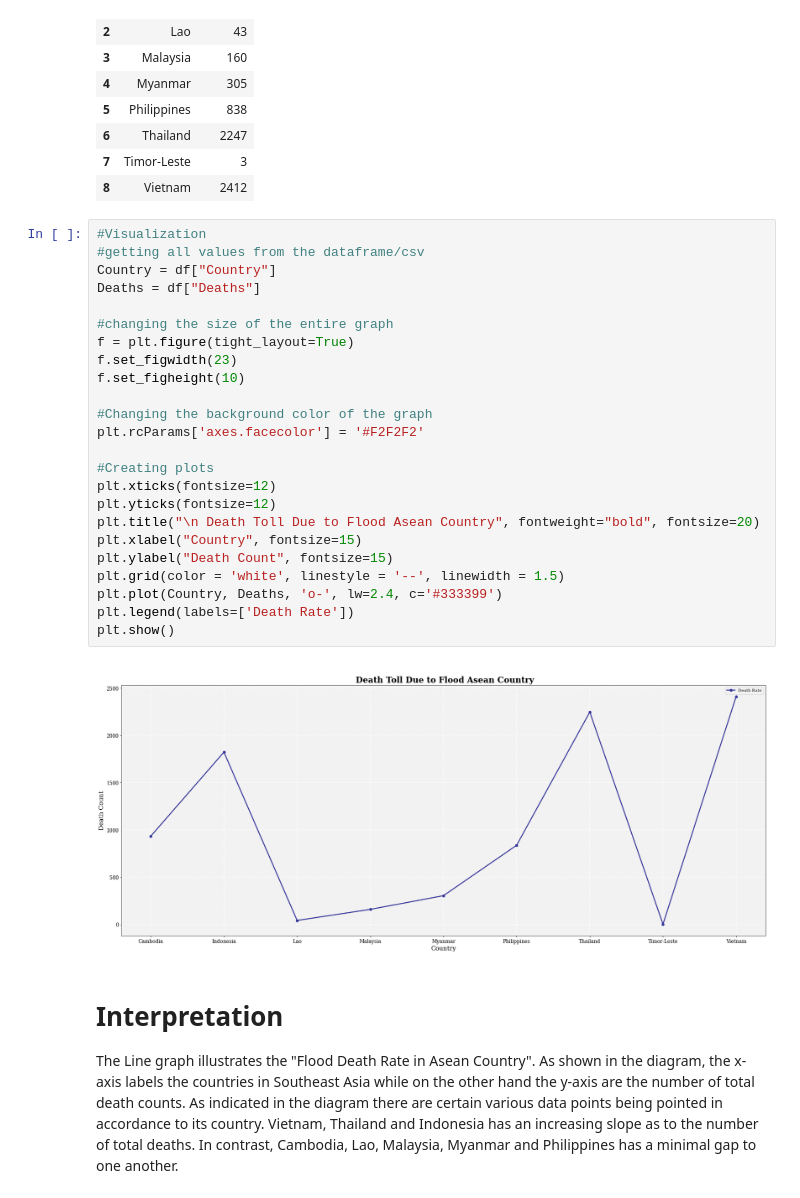
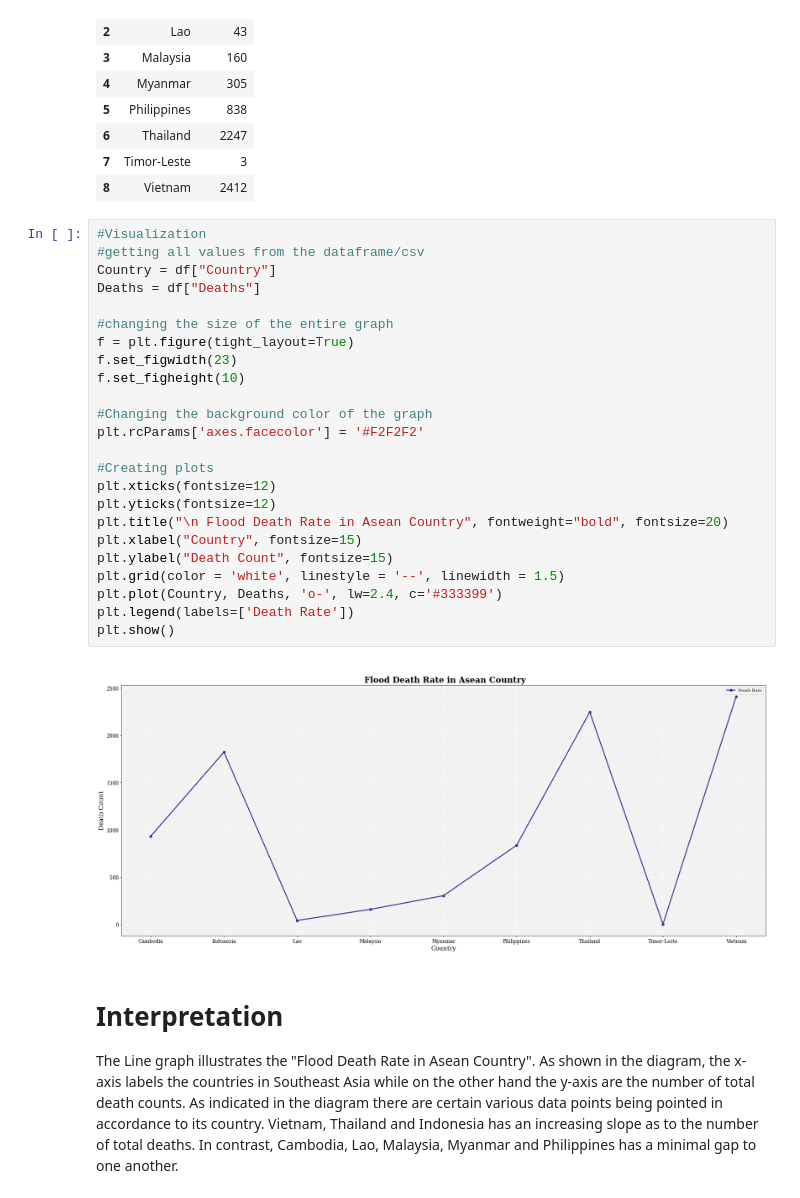
Before and after one commit to KarlAndreiCalimutan/Beta-Tech_BSIT_3207, a Jupyter notebook: Datasets_visual.ipynb, the cells around one changed output. Cells and saved outputs as stored; diff of their text form.

```diff
--- a/Datasets_visual.ipynb
+++ b/Datasets_visual.ipynb
@@ -76,29 +76,29 @@ display(df.iloc[0:])
 # %%
 #Visualization
 #getting all values from the dataframe/csv
 Country = df["Country"]
 Deaths = df["Deaths"]
 
 #changing the size of the entire graph
 f = plt.figure(tight_layout=True)
 f.set_figwidth(23)
 f.set_figheight(10)
 
 #Changing the background color of the graph
 plt.rcParams['axes.facecolor'] = '#F2F2F2'
 
 #Creating plots
 plt.xticks(fontsize=12)
 plt.yticks(fontsize=12)
-plt.title("\n Death Toll Due to Flood Asean Country", fontweight="bold", fontsize=20)
+plt.title("\n Flood Death Rate in Asean Country", fontweight="bold", fontsize=20)
 plt.xlabel("Country", fontsize=15)
 plt.ylabel("Death Count", fontsize=15)
 plt.grid(color = 'white', linestyle = '--', linewidth = 1.5)
 plt.plot(Country, Deaths, 'o-', lw=2.4, c='#333399')
 plt.legend(labels=['Death Rate'])
 plt.show()
 # %% [output]
-[figure, old version]
+[figure, new version]
 # %% [markdown]
 # **Interpretation**
 The Line graph illustrates the "Flood Death Rate in Asean Country". As shown in the diagram, the x-axis labels the countries in Southeast Asia while on the other hand the y-axis are the number of total death counts. As indicated in the diagram there are certain various data points being pointed in accordance to its country. Vietnam, Thailand and Indonesia has an increasing slope as to the number of total deaths. In contrast, Cambodia, Lao, Malaysia, Myanmar and Philippines has a minimal gap to one another.
```
Also changed, not shown: parts of 9 cells of this notebook.
